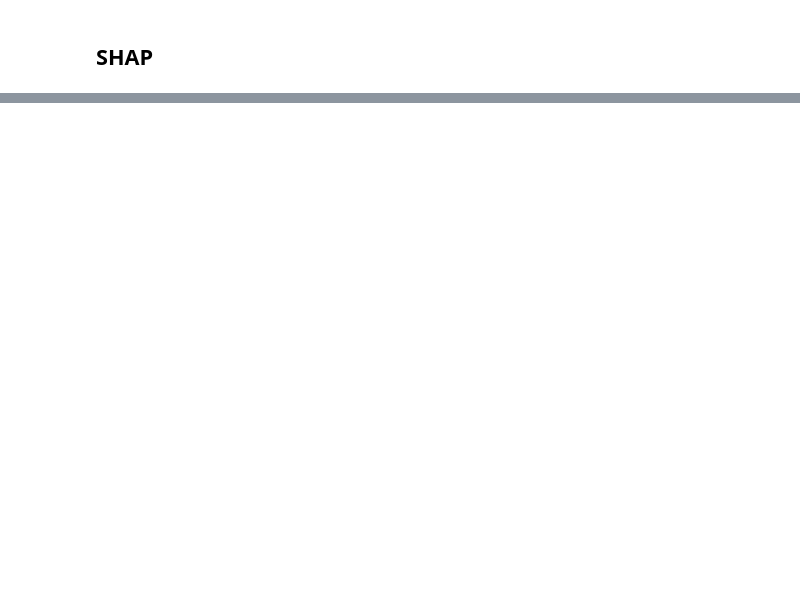
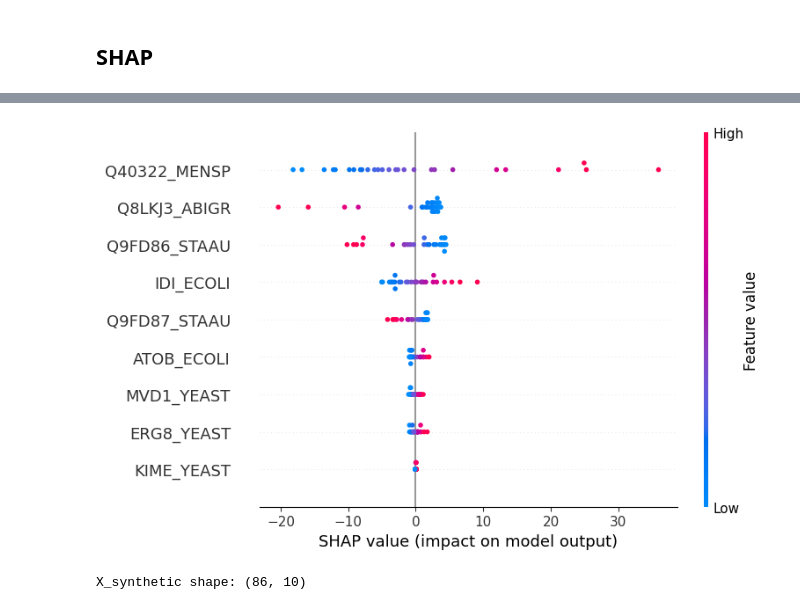
Before and after one commit to costasmexis/straindesign, a Jupyter notebook: limonene_analysis.ipynb, the cells around one changed output, grey strips where cells are left out. Saved outputs shown, nothing was run; the diff lists cells and outputs as text; code cells hidden in the pictures; blank space fills up the shorter version.

```diff
--- a/limonene_analysis.ipynb
+++ b/limonene_analysis.ipynb
@@ -241,0 +247,20 @@ shap.summary_plot(shap_values, X, plot_type='bar')
+# %%
+shap.summary_plot(shap_values, X_train)
+# %% [output]
+[figure, added]
+# %%
+from distfit import distfit
+
+# Generate synthetic data for each feature
+X_synthetic = pd.DataFrame()
+for col in X_train.columns:
+    dist = distfit()
+    dist.fit_transform(X_train[col].values, verbose=0)
+    X_synthetic[col] = dist.generate(n=100)  # Produce synthetic data from the given distribution fitted by distfit
+
+# Drop rows with negative values
+X_synthetic = X_synthetic[(X_synthetic > 0).all(axis=1)]
+X_synthetic['Limonene'] = best_svr.predict(X_synthetic)
+print(f'X_synthetic shape: {X_synthetic.shape}')
+# %% [output]
+X_synthetic shape: (86, 10)
```
Also changed, not shown: parts of 11 cells of this notebook.
